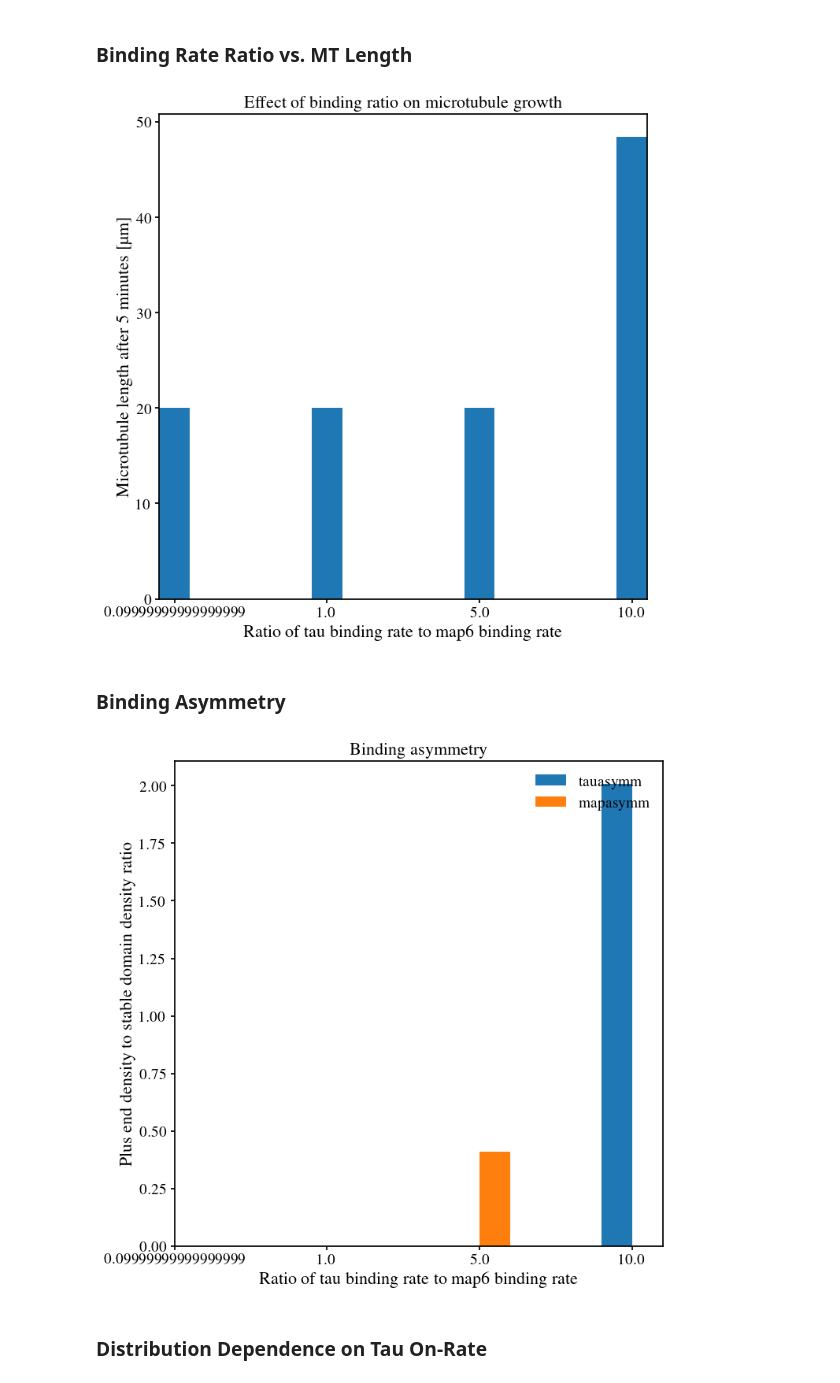
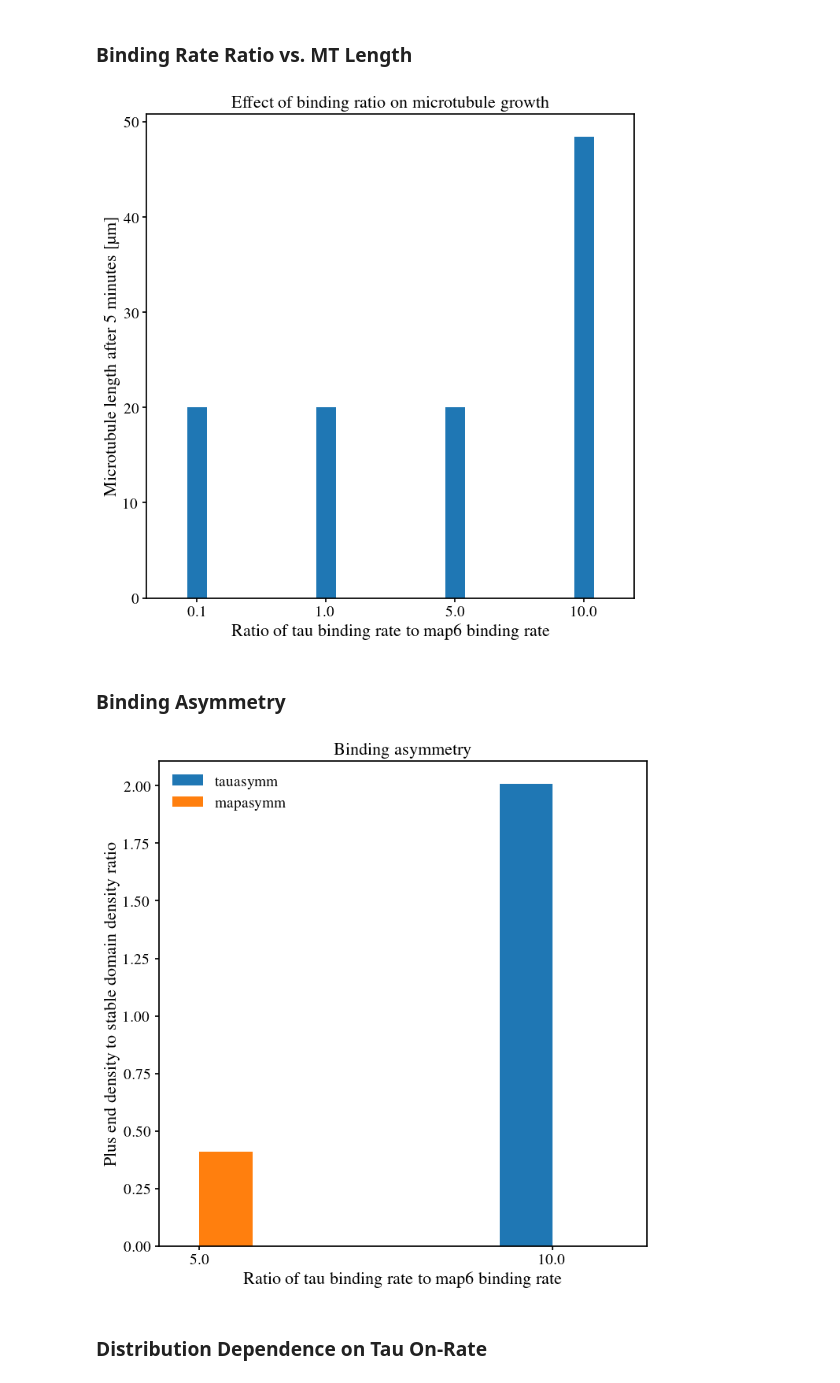
Before and after one commit to CWU-Computational-Biophysics/tau_mts, a Jupyter notebook: analysis.ipynb, the cells around one changed output. Drawn from its saved outputs; the diff is of its cells as text; code cells hidden in the pictures.

```diff
--- a/analysis.ipynb
+++ b/analysis.ipynb
@@ -23,7 +24,7 @@ from rich import print
 from tqdm import tqdm
 # %%
 # define the data directory
-data_dir = Path("data", "sample_data")
+data_dir = Path("data", "craig_data")
 
 # configure plotting
 # define the figure save directory
@@ -191,6 +192,9 @@ sim_df = create_sim_df(sim_dict)
 # calculate new column values
 # calculate T0/M0
 sim_df["T0/M0"] = sim_df["T0"] / sim_df["M0"]
+
+# round the value to one post-decimal place
+sim_df["T0/M0"] = sim_df["T0/M0"].round(1)
 # %%
 # create an average df indexed by T0/M0
 sim_avg_df = sim_df.groupby("T0/M0").mean()
@@ -204,7 +208,7 @@ def grouped_bar_plot(fig, ax,
                      group_data: dict,
                      group_labels: list,
                      colors: list = None,
-                     bar_width: float = 0.2,
+                     bar_width: float = 0.15,
                      multiplier: float = 0,
                      **kwargs):
     """Plots a grouped bar plot
@@ -241,11 +245,7 @@ def grouped_bar_plot(fig, ax,
     x_locations = np.arange(group_count)
 
     # plot the bars
-    for index, attr_meas in enumerate(group_data.items()):
-        # unpack attr_meas
-        attribute = attr_meas[0]
-        measurement = attr_meas[1]
-
+    for index, (attribute, measurement) in enumerate(group_data.items()):
         # calculate the offset location of each bar
         offset = bar_width * multiplier
 
@@ -279,6 +279,9 @@ fig, ax = plt.subplots()
 # plot the grouped bar plot
 fig, ax = grouped_bar_plot(fig, ax, group_data, group_labels, multiplier=1)
 
+# add a margin via xmargin to the x axis
+ax.margins(x=0.1)
+
 # set the labels
 ax.set_xlabel(r"Ratio of tau binding rate to map6 binding rate")
 ax.set_ylabel(r"Microtubule length after 5 minutes [$\qty{}{\micro\meter}$]")
@@ -287,38 +290,41 @@ ax.set_title(r"Effect of binding ratio on microtubule growth")
 # save the figure
 fig.savefig(figure_dir / r"growth_effect")
 # %% [output]
-[figure, old version]
+[figure, new version]
 # %% [markdown]
 ### Binding Asymmetry
 # %%
 # make a grouped bar plot of binding asymmetry
 # on the horizontal: ratio of tau binding rate to map6 binding rate
 # on the vertical:
 # 1. tau plus end density to stable domain density ratio (tauasymm)
 # 2. map6 plus end density to stable domain density ratio (mapasymm)
 
 # define the group data and group labels
 group_data = {"tauasymm": sim_avg_df["tauplusendasym"], "mapasymm": sim_avg_df["mapplusendasym"]}
 group_labels = sim_avg_df.index
 
 # define the figure
 fig, ax = plt.subplots()
 
 # plot the data
 fig, ax = grouped_bar_plot(fig, ax, group_data, group_labels, multiplier=1/2)
 
+# add a margin via xmargin to the x axis
+ax.margins(x=0.1)
+
 # set the labels
 ax.set_xlabel(r"Ratio of tau binding rate to map6 binding rate")
 ax.set_ylabel(r"Plus end density to stable domain density ratio")
 ax.set_title(r"Binding asymmetry")
 
 # set the legend
-ax.legend()
+ax.legend(loc="upper left")
 
 # save the figure
 fig.savefig(figure_dir / r"asymm_effect")
 # %% [output]
-[figure, old version]
+[figure, new version]
 # %% [markdown]
 ### Distribution Dependence on Tau On-Rate
 # %%
```
Also changed, not shown: parts of 14 cells of this notebook, 7 other files.
